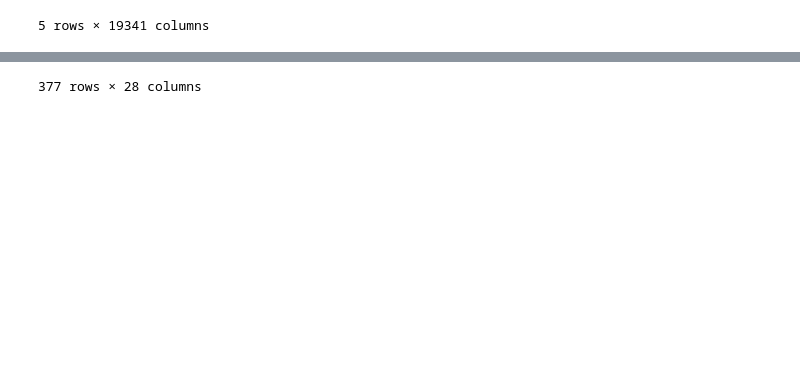
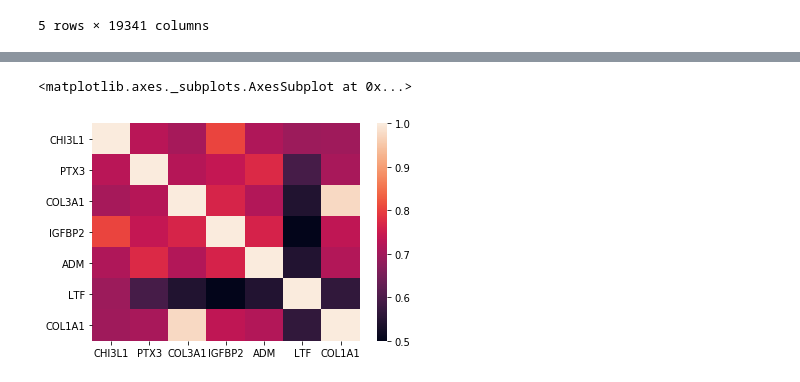
Before and after one commit to codeCleanAlways/myPyProjects, a Jupyter notebook: basicspython.ipynb, the cells around one changed output, grey strips where cells are left out. Cells and saved outputs as stored; diff of their text form; code cells hidden in the pictures; blank space fills up the shorter version.

```diff
--- a/basicspython.ipynb
+++ b/basicspython.ipynb
@@ -130,8 +100,10 @@ Name: Specs, dtype: object
 # %%
 selCols = pd.Series(['CANCER_TYPE'])
 dfSelectedY = dfMerged.loc[:,selCols]
-#xVal = pd.concat([selCols,xVal])
-dfSelectedX = dfMerged.loc[:,xVal]
-dfSelectedX.drop(['PATIENTID','CANCER_TYPE'],axis=1,inplace=True)
-dfSelectedX
+dfSelectedX = dfMerged.loc[:,xVal[0:]]
+
+
+import seaborn as sns
+corrMap = dfSelectedX.corr()
+sns.heatmap(corrMap)
 # %% [output]
@@ -155 +110,2 @@ dfSelectedX
-377 rows × 28 columns
+<matplotlib.axes._subplots.AxesSubplot at 0x...>
+[figure, added]
```
Also changed, not shown: parts of 10 cells of this notebook.
